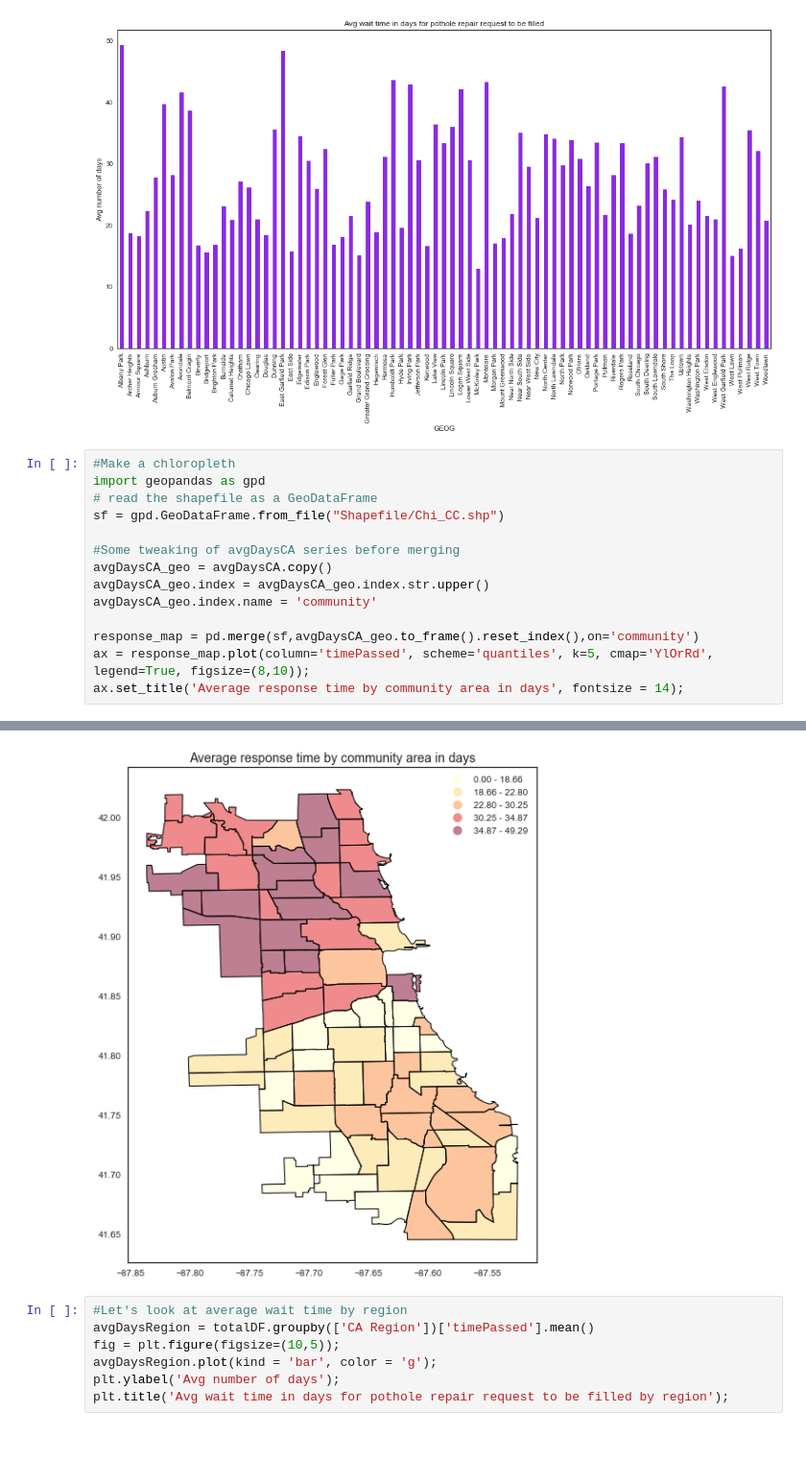
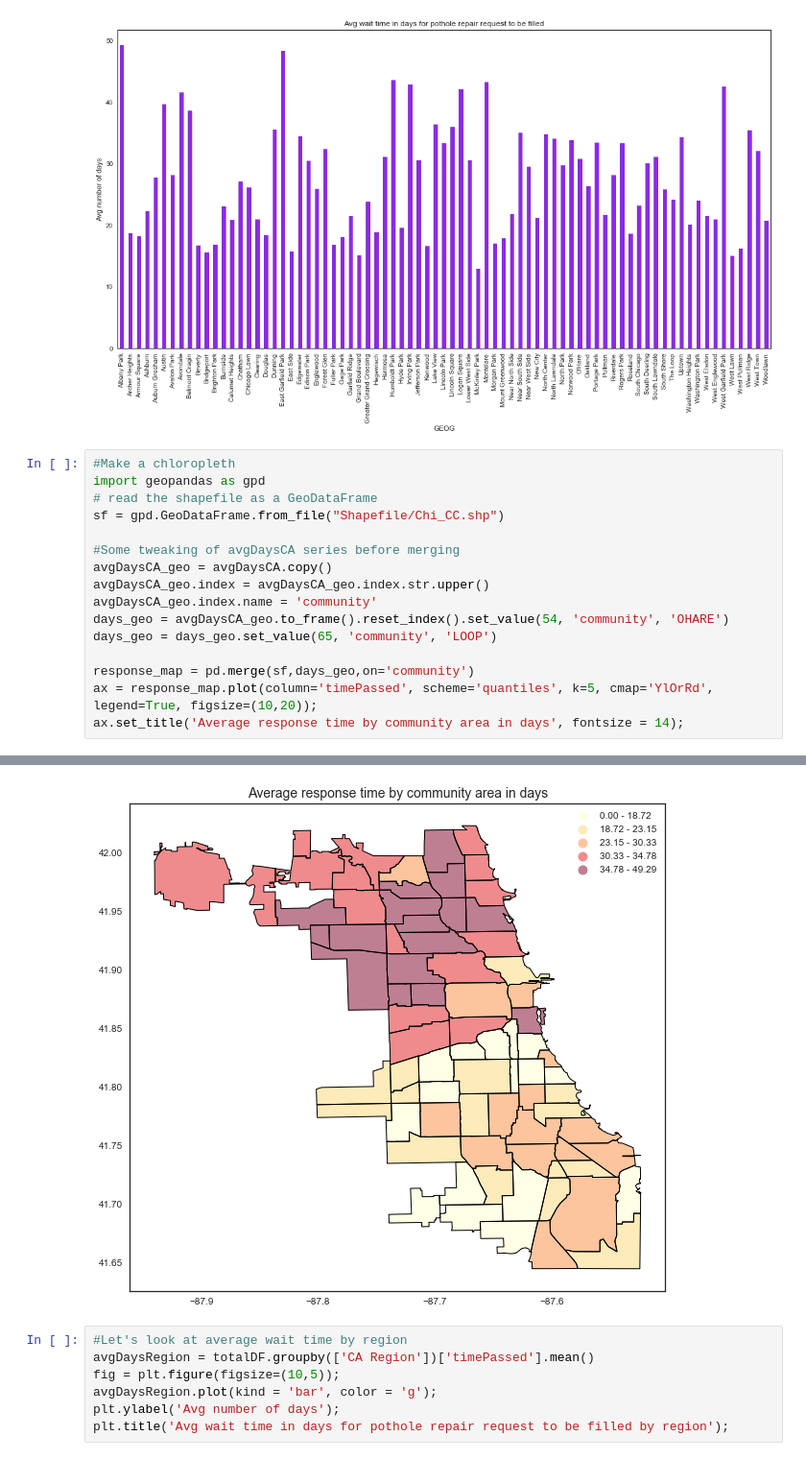
Before and after one commit to mdhanna/Chicago_Pothole_Analysis, a Jupyter notebook: Capstone1_Chicago_Pothole_Analysis.ipynb, the cells around one changed output, grey strips where cells are left out. Shown at 96% size. Drawn from its saved outputs; the diff is of its cells as text.

```diff
--- a/Capstone1_Chicago_Pothole_Analysis.ipynb
+++ b/Capstone1_Chicago_Pothole_Analysis.ipynb
@@ -797,8 +803,10 @@ sf = gpd.GeoDataFrame.from_file("Shapefile/Chi_CC.shp")
 avgDaysCA_geo = avgDaysCA.copy()
 avgDaysCA_geo.index = avgDaysCA_geo.index.str.upper()
 avgDaysCA_geo.index.name = 'community'
+days_geo = avgDaysCA_geo.to_frame().reset_index().set_value(54, 'community', 'OHARE')
+days_geo = days_geo.set_value(65, 'community', 'LOOP')
 
-response_map = pd.merge(sf,avgDaysCA_geo.to_frame().reset_index(),on='community')
-ax = response_map.plot(column='timePassed', scheme='quantiles', k=5, cmap='YlOrRd', legend=True, figsize=(8,10));
+response_map = pd.merge(sf,days_geo,on='community')
+ax = response_map.plot(column='timePassed', scheme='quantiles', k=5, cmap='YlOrRd', legend=True, figsize=(10,20));
 ax.set_title('Average response time by community area in days', fontsize = 14);
 # %% [output]
@@ -805,4 +815,4 @@ ax.set_title('Average response time by community area in days', fontsize = 14);
-[figure, old version]
+[figure, new version]
 # %%
 #Let's look at average wait time by region
 avgDaysRegion = totalDF.groupby(['CA Region'])['timePassed'].mean()
```
Also changed, not shown: parts of 41 cells of this notebook.
